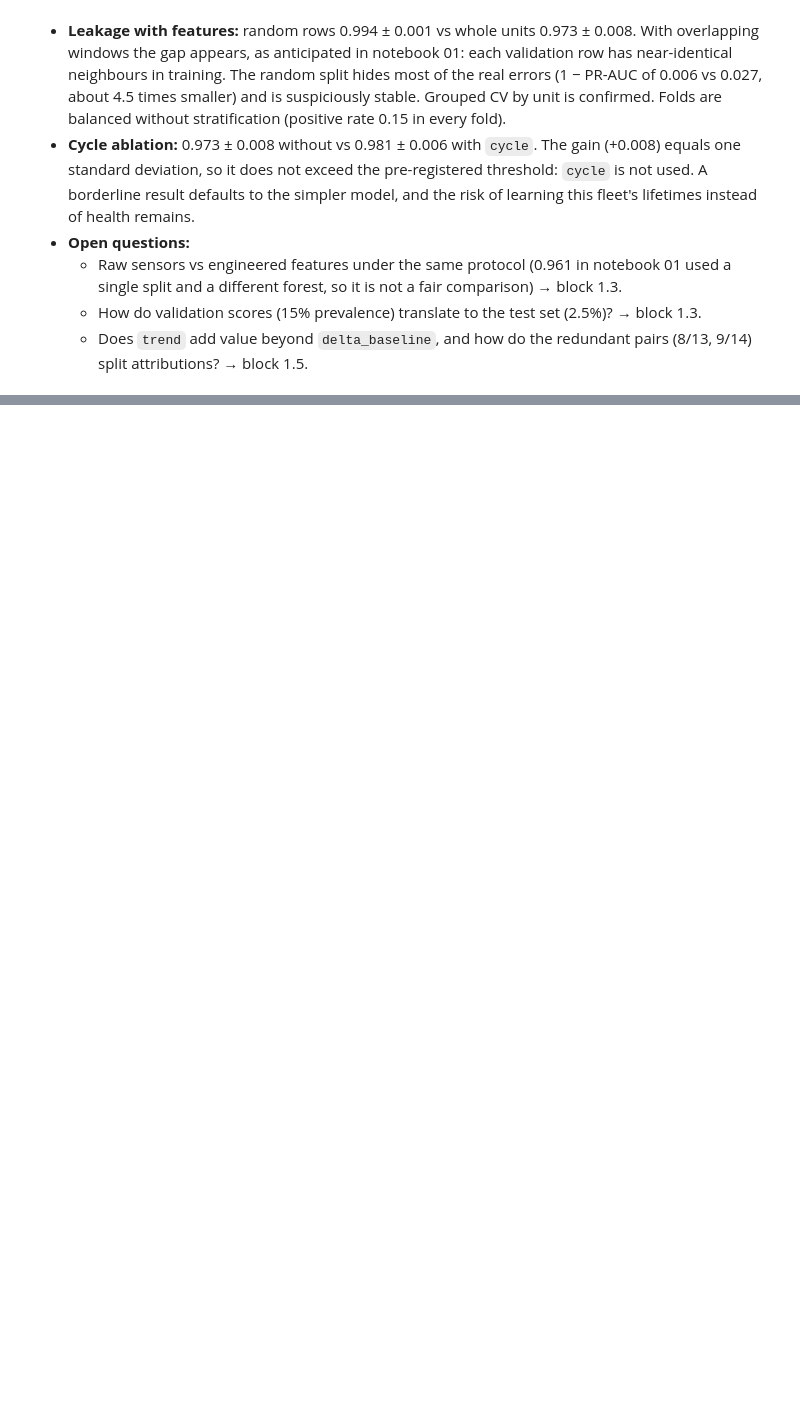
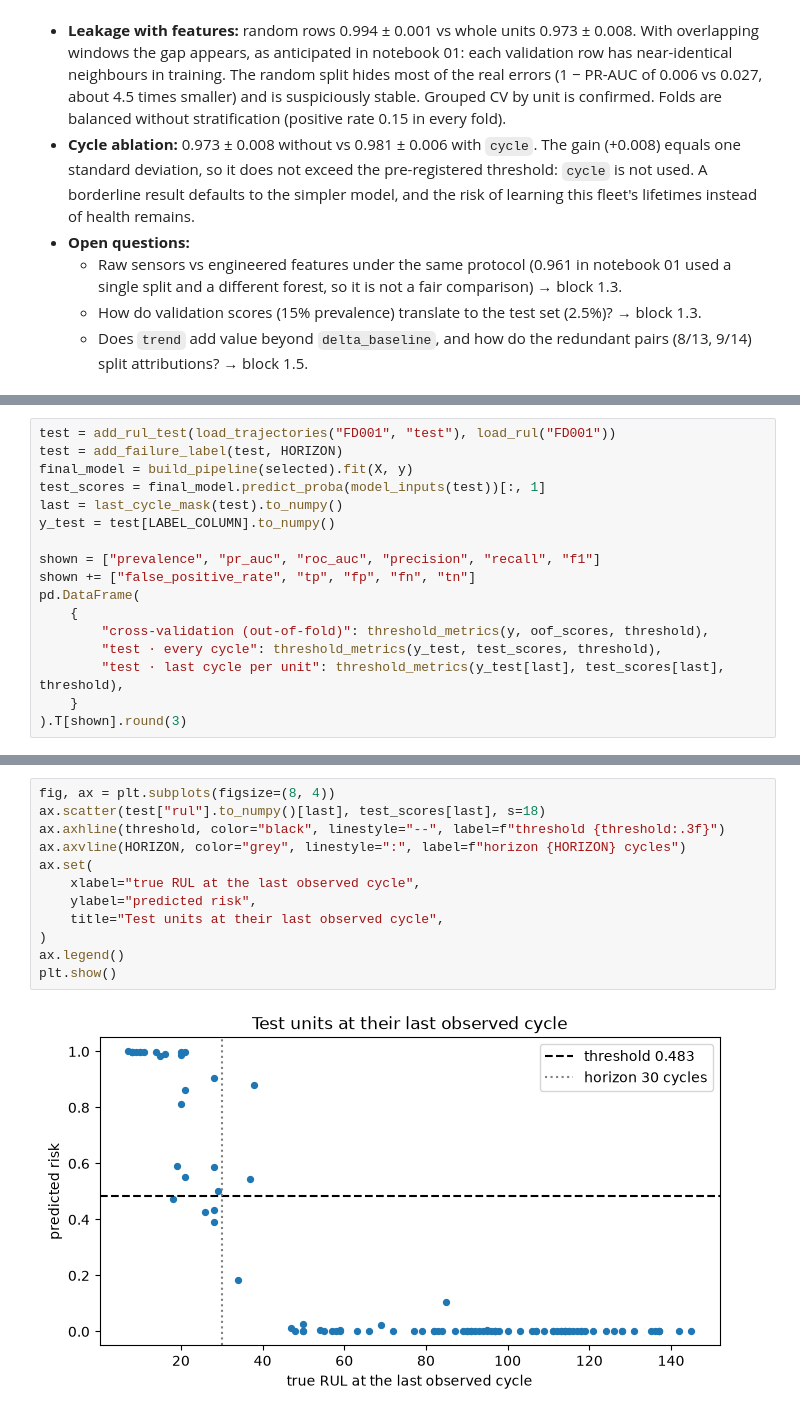
Before and after one commit to maria2332/industrial-ai-copilot, a Jupyter notebook: notebooks/02_predictive_maintenance.ipynb, the cells around one changed output, grey strips where cells are left out. Saved outputs shown, nothing was run; the diff lists cells and outputs as text; blank space fills up the shorter version.

```diff
--- a/notebooks/02_predictive_maintenance.ipynb
+++ b/notebooks/02_predictive_maintenance.ipynb
@@ -185,0 +358,17 @@ pd.DataFrame(
+# %%
+test = add_rul_test(load_trajectories("FD001", "test"), load_rul("FD001"))
+test = add_failure_label(test, HORIZON)
+final_model = build_pipeline(selected).fit(X, y)
+test_scores = final_model.predict_proba(model_inputs(test))[:, 1]
+last = last_cycle_mask(test).to_numpy()
+y_test = test[LABEL_COLUMN].to_numpy()
+
+shown = ["prevalence", "pr_auc", "roc_auc", "precision", "recall", "f1"]
+shown += ["false_positive_rate", "tp", "fp", "fn", "tn"]
+pd.DataFrame(
+    {
+        "cross-validation (out-of-fold)": threshold_metrics(y, oof_scores, threshold),
+        "test · every cycle": threshold_metrics(y_test, test_scores, threshold),
+        "test · last cycle per unit": threshold_metrics(y_test[last], test_scores[last], threshold),
+    }
+).T[shown].round(3)
@@ -185,0 +380,14 @@ pd.DataFrame(
+# %%
+fig, ax = plt.subplots(figsize=(8, 4))
+ax.scatter(test["rul"].to_numpy()[last], test_scores[last], s=18)
+ax.axhline(threshold, color="black", linestyle="--", label=f"threshold {threshold:.3f}")
+ax.axvline(HORIZON, color="grey", linestyle=":", label=f"horizon {HORIZON} cycles")
+ax.set(
+    xlabel="true RUL at the last observed cycle",
+    ylabel="predicted risk",
+    title="Test units at their last observed cycle",
+)
+ax.legend()
+plt.show()
+# %% [output]
+[figure, added]
```
Also changed, not shown: parts of 19 cells of this notebook.
